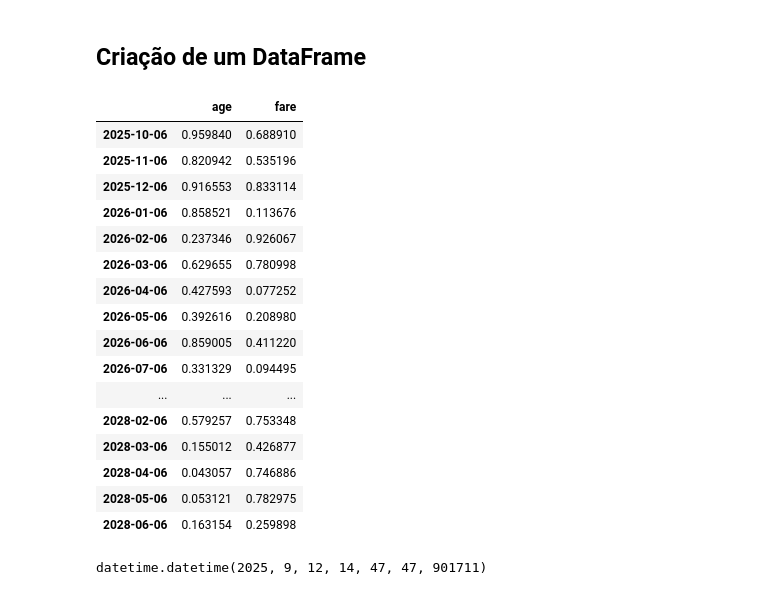
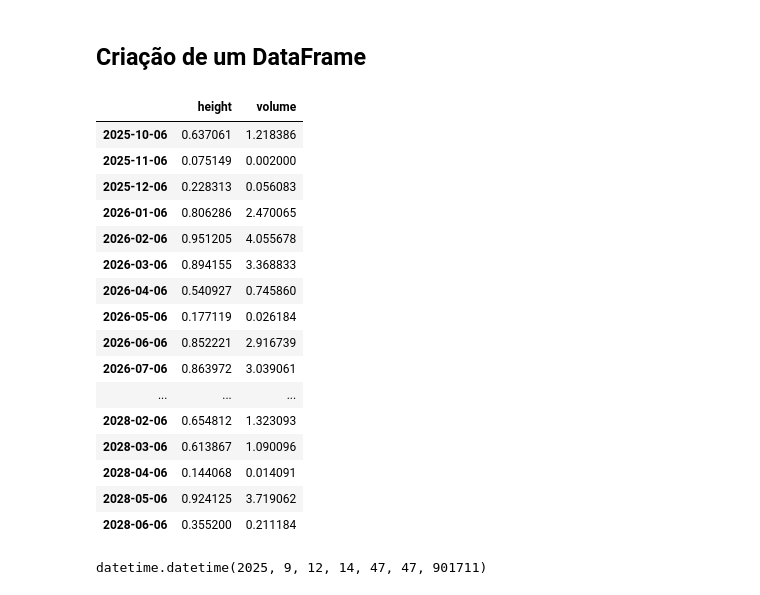
Before and after one commit to LuizFillip/Curso-de-Python--UEPB, a Jupyter notebook: Pandas.ipynb, the cells around one changed output. Cells and saved outputs as stored; diff of their text form; code cells hidden in the pictures.

```diff
--- a/Pandas.ipynb
+++ b/Pandas.ipynb
@@ -164,31 +164,35 @@ df.pivot_table(
 # %%
 import numpy as np
 
-arr = np.random.rand(1000, 2)
+arr = np.random.rand(1000, 3)
 
-df = pd.DataFrame(arr, columns = ['age', 'fare'])
+df = pd.DataFrame(arr, columns = ['age', 'fare', 'height'])
 
 df.index = pd.date_range('2025-09-12', freq = '1D', periods = arr.shape[0])
 
-df.loc[df.index.day == 6]
+ds = df.loc[df.index.day == 6, ['height']]
+
+ds['volume'] = np.pi * 3/2 * ds['height']**3
+
+ds
 # %% [output]
-|  | age | fare |
-| 2025-10-06 | 0.959840 | 0.688910 |
-| 2025-11-06 | 0.820942 | 0.535196 |
-| 2025-12-06 | 0.916553 | 0.833114 |
-| 2026-01-06 | 0.858521 | 0.113676 |
-| 2026-02-06 | 0.237346 | 0.926067 |
-| 2026-03-06 | 0.629655 | 0.780998 |
-| 2026-04-06 | 0.427593 | 0.077252 |
-| 2026-05-06 | 0.392616 | 0.208980 |
-| 2026-06-06 | 0.859005 | 0.411220 |
-| 2026-07-06 | 0.331329 | 0.094495 |
+|  | height | volume |
+| 2025-10-06 | 0.637061 | 1.218386 |
+| 2025-11-06 | 0.075149 | 0.002000 |
+| 2025-12-06 | 0.228313 | 0.056083 |
+| 2026-01-06 | 0.806286 | 2.470065 |
+| 2026-02-06 | 0.951205 | 4.055678 |
+| 2026-03-06 | 0.894155 | 3.368833 |
+| 2026-04-06 | 0.540927 | 0.745860 |
+| 2026-05-06 | 0.177119 | 0.026184 |
+| 2026-06-06 | 0.852221 | 2.916739 |
+| 2026-07-06 | 0.863972 | 3.039061 |
 | ... | ... | ... |
-| 2028-02-06 | 0.579257 | 0.753348 |
-| 2028-03-06 | 0.155012 | 0.426877 |
-| 2028-04-06 | 0.043057 | 0.746886 |
-| 2028-05-06 | 0.053121 | 0.782975 |
-| 2028-06-06 | 0.163154 | 0.259898 |
+| 2028-02-06 | 0.654812 | 1.323093 |
+| 2028-03-06 | 0.613867 | 1.090096 |
+| 2028-04-06 | 0.144068 | 0.014091 |
+| 2028-05-06 | 0.924125 | 3.719062 |
+| 2028-06-06 | 0.355200 | 0.211184 |
 # %%
 import datetime as dt
 
```
Also changed, not shown: parts of 12 cells of this notebook, 1 other file.
